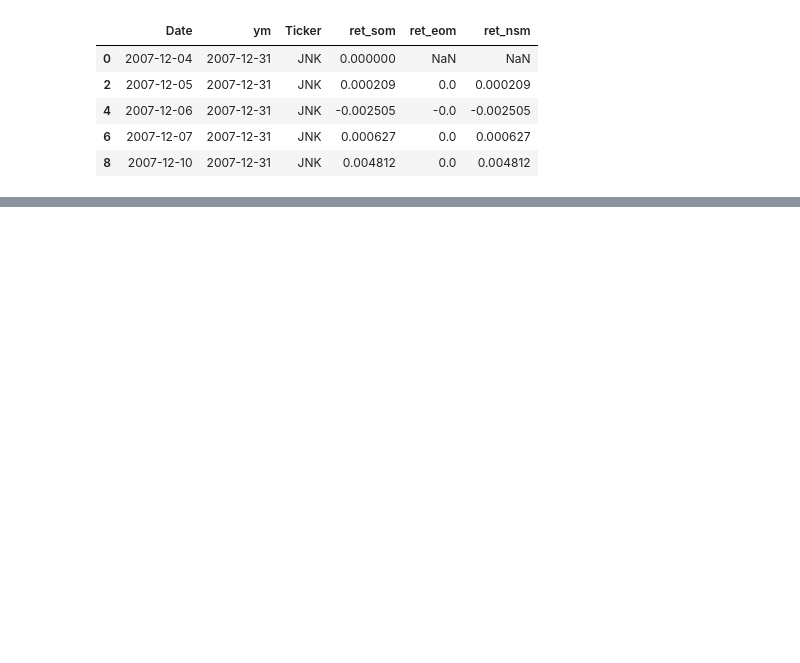
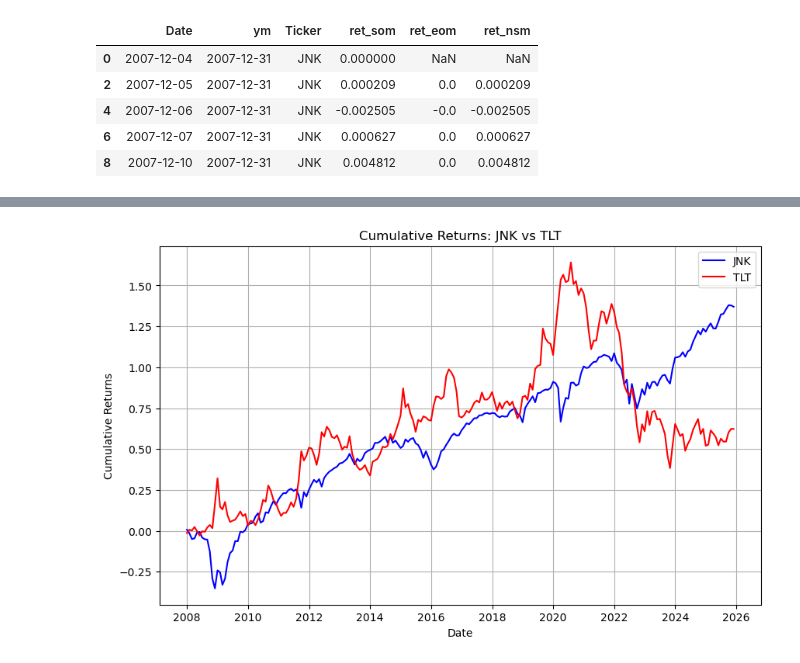
Before and after one commit to scimmione1/FromZeroToQuant-, a Jupyter notebook: 09_papers/01_The Unintended Consequences of Rebalancing/13_JNK_etf.ipynb, the cells around one changed output, grey strips where cells are left out. Cells and saved outputs as stored; diff of their text form; code cells hidden in the pictures; blank space fills up the shorter version.

```diff
--- a/09_papers/01_The Unintended Consequences of Rebalancing/13_JNK_etf.ipynb
+++ b/09_papers/01_The Unintended Consequences of Rebalancing/13_JNK_etf.ipynb
@@ -205,0 +206,17 @@ monthly.head()
+# %%
+# calculate cumulative returns for JNK_ret and TLT_ret
+monthly['JNK_cumret'] = (1 + monthly['JNK_ret']).cumprod() - 1
+monthly['TLT_cumret'] = (1 + monthly['TLT_ret']).cumprod() - 1
+
+# plot JNK_ret vs TLT_ret to compare their performance
+plt.figure(figsize=(10, 6))
+plt.plot(monthly.index, monthly['JNK_cumret'], label='JNK', color='blue')
+plt.plot(monthly.index, monthly['TLT_cumret'], label='TLT', color='red')
+plt.title('Cumulative Returns: JNK vs TLT')
+plt.xlabel('Date')
+plt.ylabel('Cumulative Returns')
+plt.legend()
+plt.grid()
+plt.show()
+# %% [output]
+[figure, added]
```
Also changed, not shown: parts of 3 cells of this notebook.
